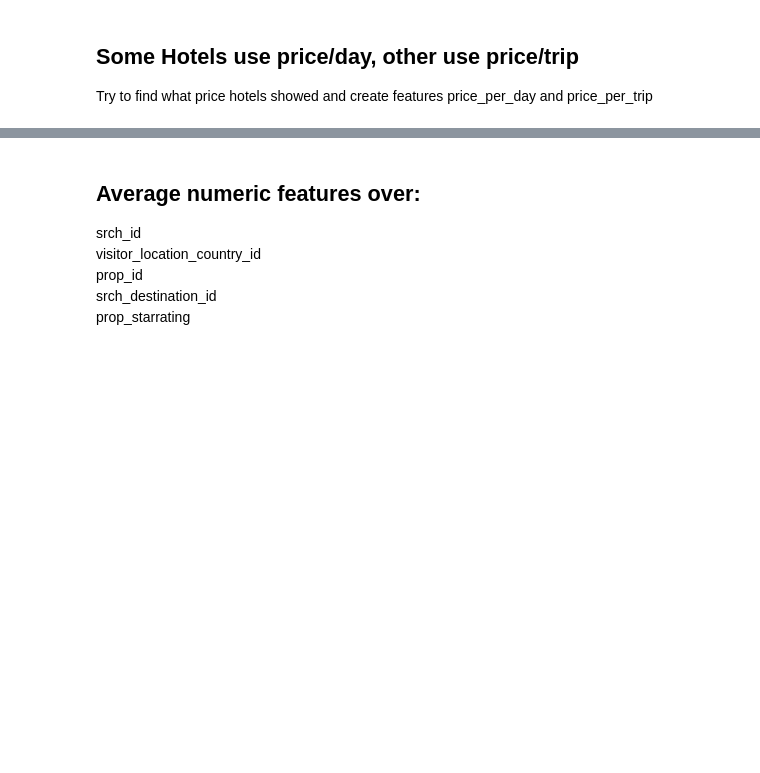
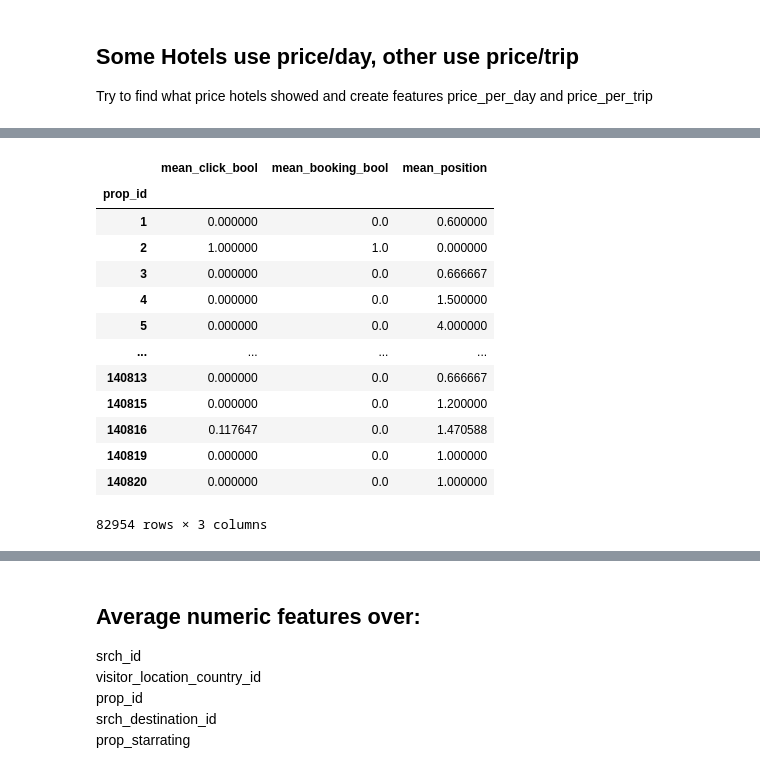
Before and after one commit to OlegBEZb/Personalize-Expedia-Hotel-Searches, a Jupyter notebook: FeatureEngineering.ipynb, the cells around one changed output, grey strips where cells are left out. Saved outputs shown, nothing was run; the diff lists cells and outputs as text; code cells hidden in the pictures; blank space fills up the shorter version.

Commit message:
Calculated mean target values per property_id

```diff
--- a/FeatureEngineering.ipynb
+++ b/FeatureEngineering.ipynb
@@ -133,0 +157,21 @@ df.drop(['gross_price_diff', 'adj_price_diff', 'price_per_day_given'], axis=1, i
+# %%
+
+min_occurences = 10
+prop_id_quality = df.groupby('prop_id')['click_bool', 'booking_bool', 'index_per_srch_id'].mean()
+prop_id_quality.rename(columns={'click_bool': 'mean_click_bool', 'booking_bool': 'mean_booking_bool', 'index_per_srch_id': 'mean_position'}, inplace=True)
+prop_id_quality
+# %% [output]
+|  | mean_click_bool | mean_booking_bool | mean_position |
+| prop_id |  |  |  |
+| 1 | 0.000000 | 0.0 | 0.600000 |
+| 2 | 1.000000 | 1.0 | 0.000000 |
+| 3 | 0.000000 | 0.0 | 0.666667 |
+| 4 | 0.000000 | 0.0 | 1.500000 |
+| 5 | 0.000000 | 0.0 | 4.000000 |
+| ... | ... | ... | ... |
+| 140813 | 0.000000 | 0.0 | 0.666667 |
+| 140815 | 0.000000 | 0.0 | 1.200000 |
+| 140816 | 0.117647 | 0.0 | 1.470588 |
+| 140819 | 0.000000 | 0.0 | 1.000000 |
+| 140820 | 0.000000 | 0.0 | 1.000000 |
+82954 rows × 3 columns
```
Also changed, not shown: parts of 5 cells of this notebook.
